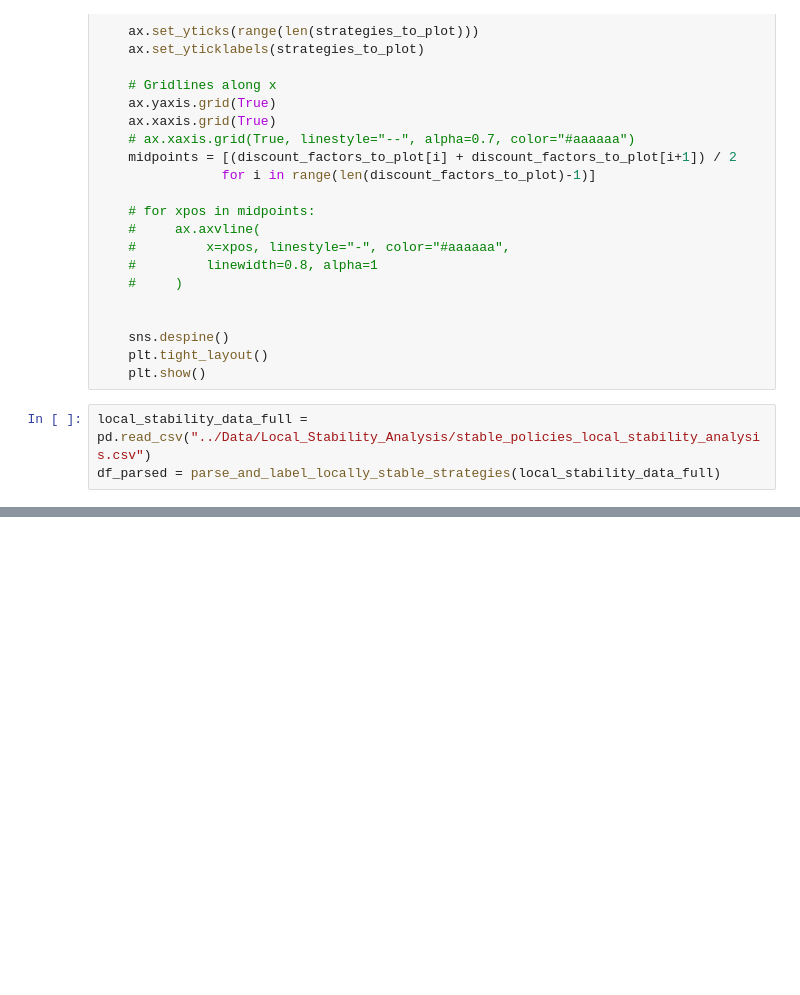
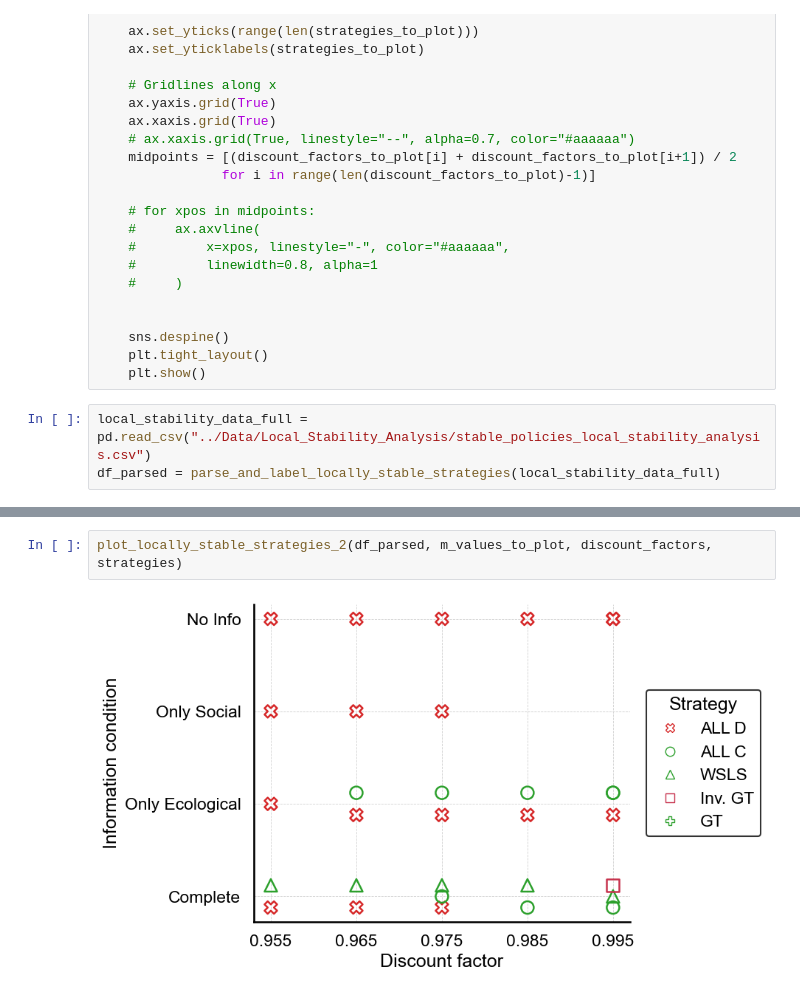
Before and after one commit to Akilan-R/Social_Ecological_Info_Cooperation, a Jupyter notebook: Code/My_Simulations/plotting_local_stability_analysis.ipynb, the cells around one changed output, grey strips where cells are left out. Drawn from its saved outputs; the diff is of its cells as text; blank space fills up the shorter version.

```diff
--- a/Code/My_Simulations/plotting_local_stability_analysis.ipynb
+++ b/Code/My_Simulations/plotting_local_stability_analysis.ipynb
@@ -459,0 +447,4 @@ plt.show()
+# %%
+plot_locally_stable_strategies_2(df_parsed, m_values_to_plot, discount_factors, strategies)
+# %% [output]
+[figure, added]
```
Also changed, not shown: parts of 12 cells of this notebook, 6 other files.
